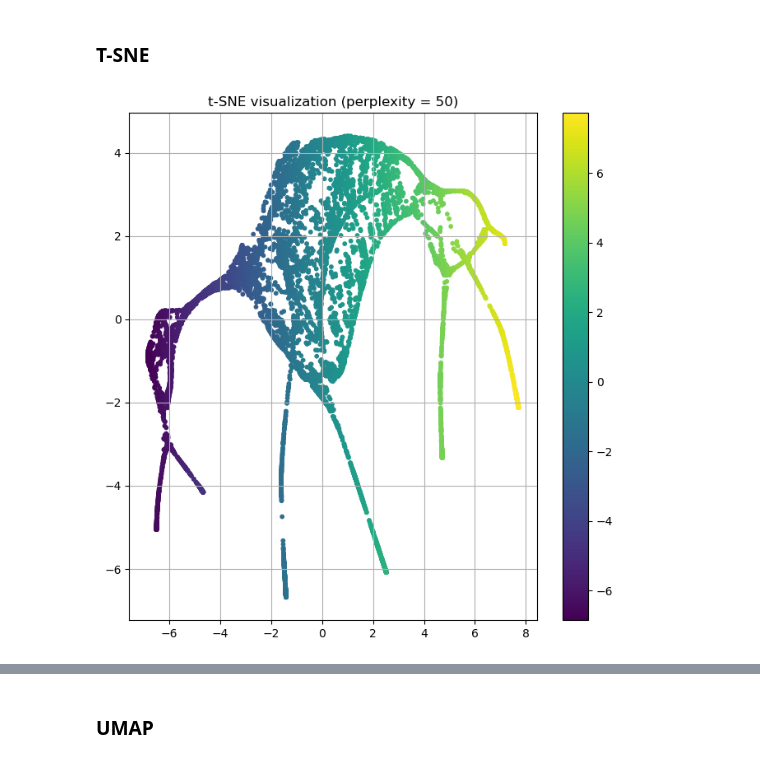
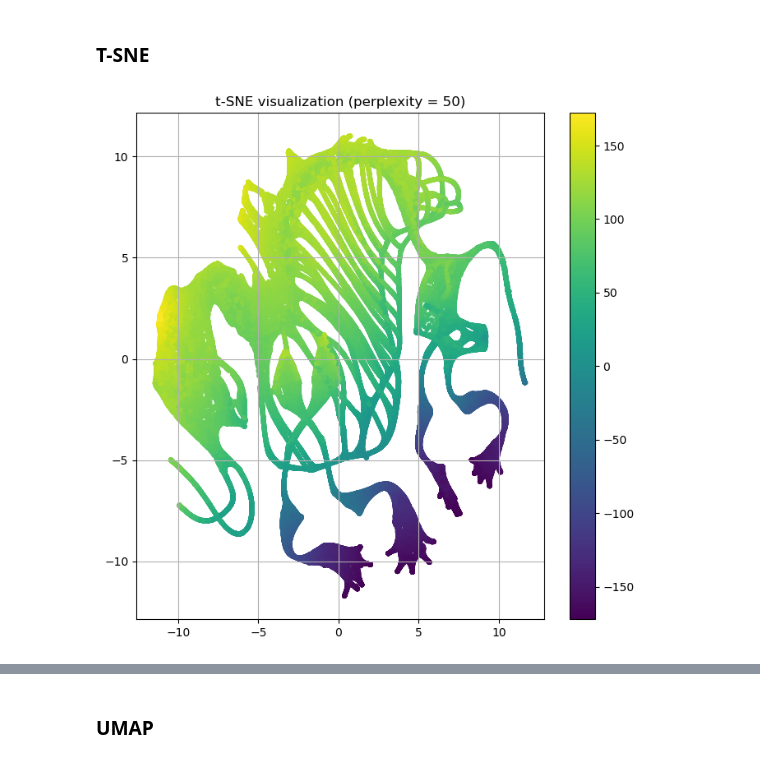
Before and after one commit to Displs/mirea_isat, a Jupyter notebook: prac3_4/03_mammoth_prac.ipynb, the cells around one changed output, grey strips where cells are left out. Cells and saved outputs as stored; diff of their text form; code cells hidden in the pictures.

```diff
--- a/prac3_4/03_mammoth_prac.ipynb
+++ b/prac3_4/03_mammoth_prac.ipynb
@@ -30,7 +30,7 @@ y    0
 z    0
 dtype: int64
 # %%
-mammoth_sample = mammoth_data.sample(10000, random_state=52)
+mammoth_sample = mammoth_data.sample(150000, random_state=52)
 # %%
 mammoth_arr=np.array(mammoth_sample)
 # %% [markdown]
@@ -43,13 +43,13 @@ random_seed = 52
 # %%
 %%time
 
 tsne = TSNE(random_state=random_seed, perplexity=perplexity,n_components=2, n_iter=250).fit_transform(mammoth_sample)
 
 plt.figure(figsize=(8, 8))
-plt.scatter(tsne[:, 0], tsne[:, 1], s=10, c=tsne[:, 0], cmap='viridis')
+plt.scatter(tsne[:, 0], tsne[:, 1], s=10, c=mammoth_arr[:,2], cmap='viridis')
 plt.title(f't-SNE visualization (perplexity = {perplexity})')
 plt.grid(True)
 plt.colorbar()
 plt.show()
 # %% [output]
-[figure, old version]
+[figure, new version]
```
Also changed, not shown: parts of 4 cells of this notebook.
